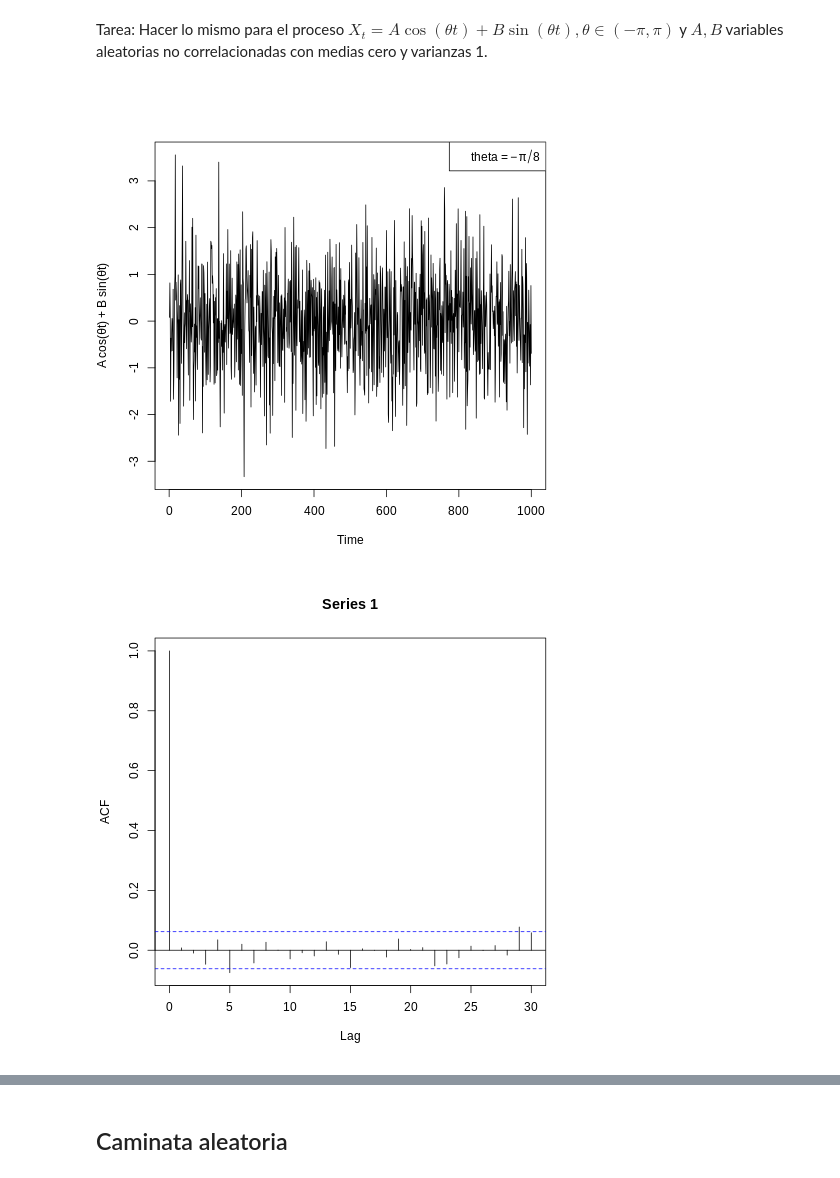
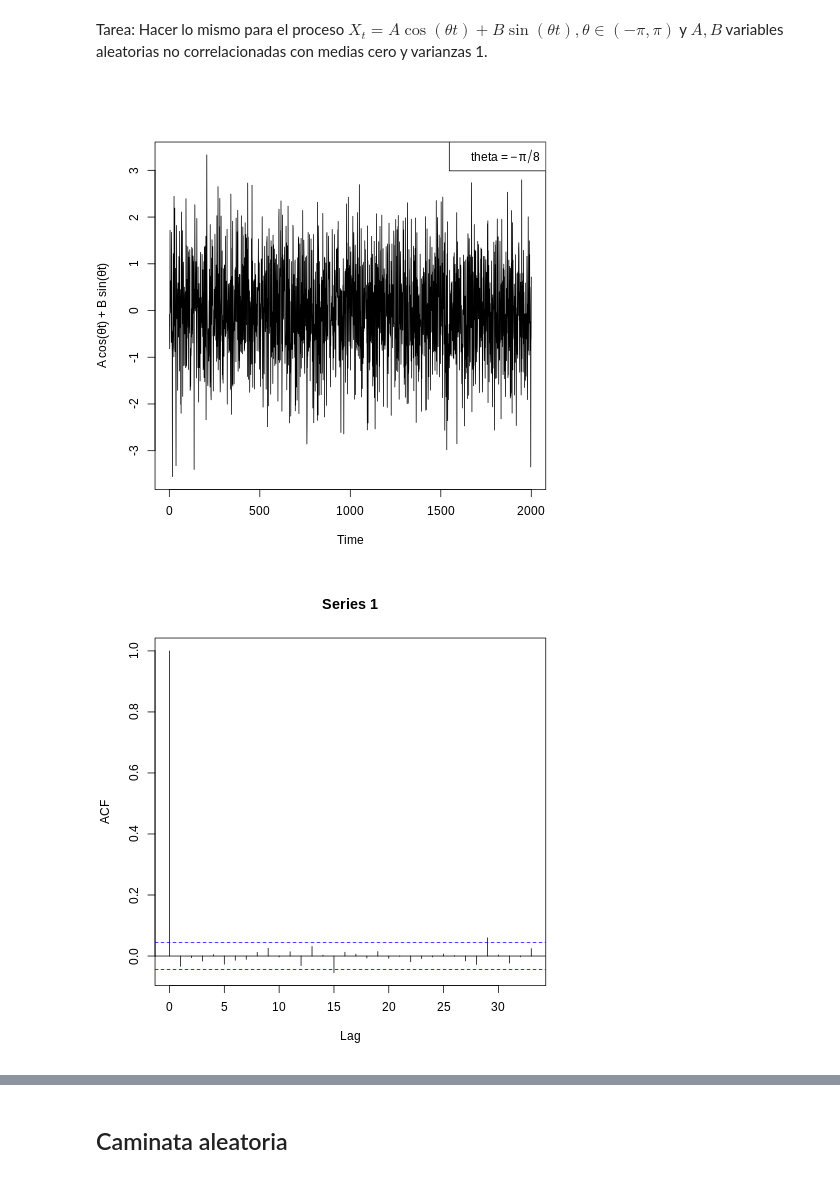
Before and after one commit to jofmorenore/TimeSeries, a Jupyter notebook: proyecto/2_1_Descriptivo.ipynb, the cells around one changed output, grey strips where cells are left out. Cells and saved outputs as stored; diff of their text form; code cells hidden in the pictures.

```diff
--- a/proyecto/2_1_Descriptivo.ipynb
+++ b/proyecto/2_1_Descriptivo.ipynb
@@ -72,15 +72,15 @@ library(mvtnorm)
 # %%
 %%R
 set.seed(17)
-T = 1000
+T = 2000
 sigma = matrix(c(1,0,0,1), ncol=2)
 theta = sample(seq(from=-pi, to = pi, by = pi/8), size = 1)
 X_t = mvtnorm::rmvnorm(n=T, mean=c(0,0), sigma=sigma, method="chol")%*%t(cbind(cos(theta*T), sin(theta*T)))
 ts_X_t = as.ts(X_t)
 plot(ts_X_t, ylab = expression(paste("A cos(",theta,"t) + B sin(", theta,"t)", sep = "")))
 legend("topright", legend = c(expression("theta =" -pi/8)))
 acf(ts_X_t)
 pacf(ts_X_t)
 # %% [output]
-[figure, old version]
+[figure, new version]
-[figure, old version]
+[figure, new version]
```
Also changed, not shown: parts of 5 cells of this notebook.
